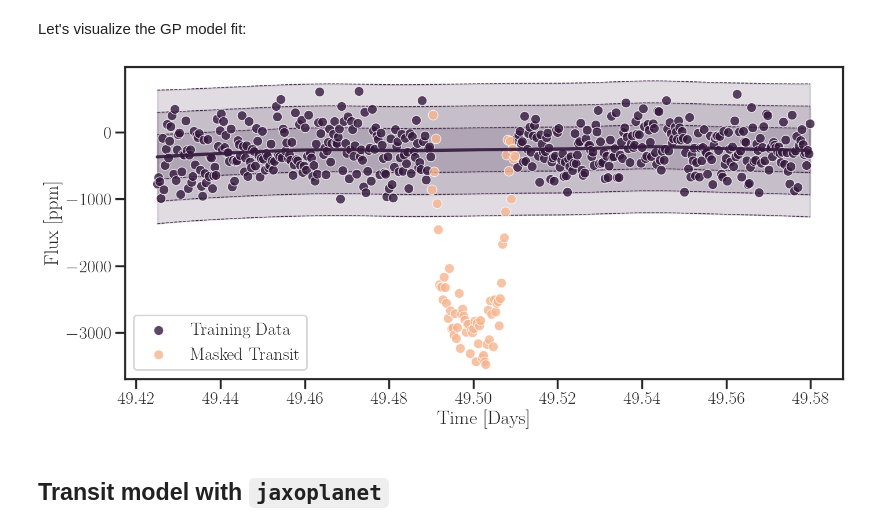
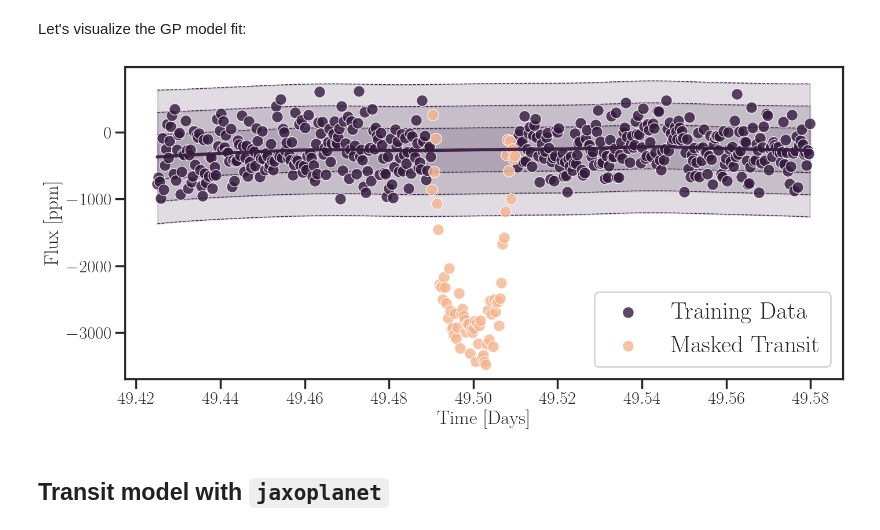
Before and after one commit to ChrisBoettner/gallifrey, a Jupyter notebook: docs/transit.ipynb, the cells around one changed output. Cells and saved outputs as stored; diff of their text form; code cells hidden in the pictures.

```diff
--- a/docs/transit.ipynb
+++ b/docs/transit.ipynb
@@ -219,6 +234,8 @@ for mask, color, label in zip(
         color=color,
         zorder=10,
         alpha=0.8,
+        linewidths=1,
+        s=200,
         ax=prediction_plot,
     )
 
@@ -227,34 +244,39 @@ for offset, lw, ls, flag in [
     (0, 4, None, 1),
     (predictive_stddev, 1, "--", 1),
     (-predictive_stddev, 1, "--", 0),
     (2 * predictive_stddev, 1, "--", 1),
     (-2 * predictive_stddev, 1, "--", 0),
     (3 * predictive_stddev, 1, "--", 1),
     (-3 * predictive_stddev, 1, "--", 0),
 ]:
     sns.lineplot(
         x=single_transit_lc["Time [Days]"],
         y=gpmodel.y_transform.unapply(predictive_mean + offset),
         color="C0",
         ax=prediction_plot,
         linewidth=lw,
         linestyle=ls,
         alpha=0.9,
         zorder=100 if ls is None else None,
     )
     if flag:
         prediction_plot.fill_between(
             single_transit_lc["Time [Days]"],
             gpmodel.y_transform.unapply(predictive_mean + offset),
             gpmodel.y_transform.unapply(predictive_mean - offset),
             alpha=0.15,
             color="C0",
         )
 
+prediction_plot.legend(
+    loc="lower right",
+    fontsize=30,
+)
+
 if save_figures:
     plt.savefig(figure_directory / "lc_prediction_plot.pdf", bbox_inches="tight")
 # %% [output]
-[figure, old version]
+[figure, new version]
 # %% [markdown]
 ## Transit model with `jaxoplanet`
 # %% [markdown]
```
Also changed, not shown: parts of 6 cells of this notebook, 26 other files.
